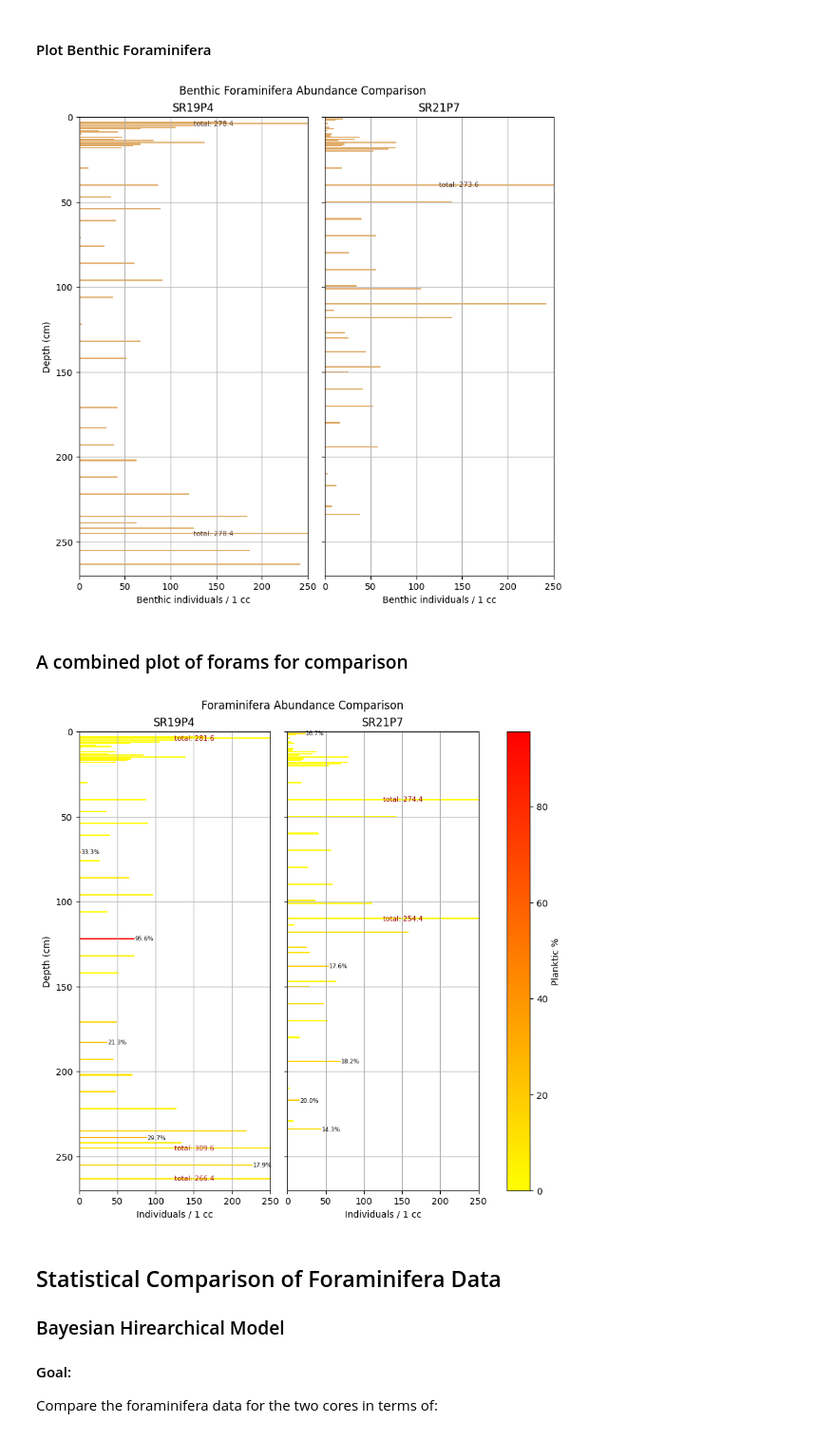
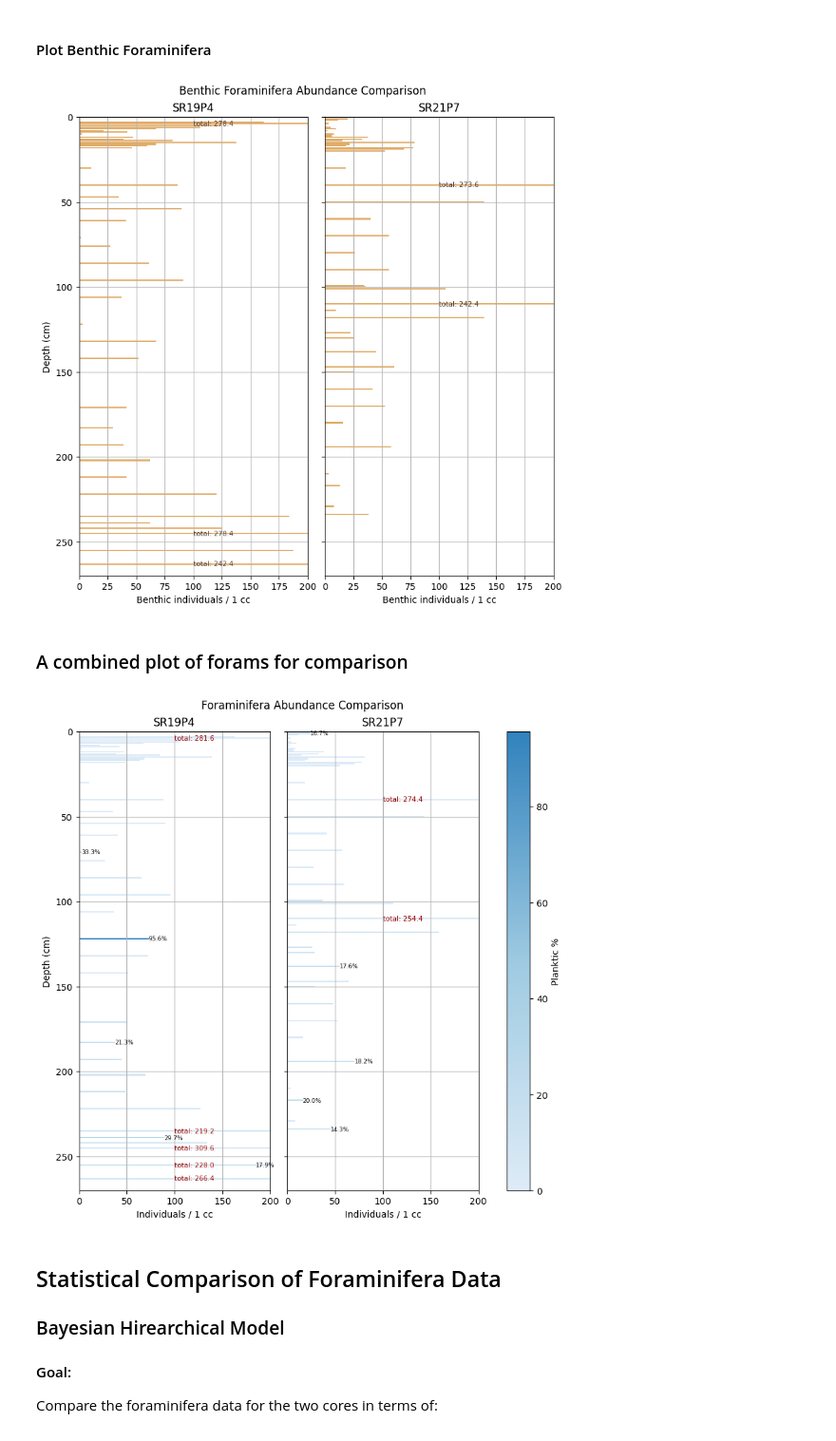
Before and after one commit to jvseds/SedLab, a Jupyter notebook: forams.ipynb, the cells around one changed output. Shown at 95% size. Saved outputs shown, nothing was run; the diff lists cells and outputs as text; code cells hidden in the pictures.

```diff
--- a/forams.ipynb
+++ b/forams.ipynb
@@ -7,6 +8,9 @@ Import raw foraminifera counting data for size fraction of 125 microns
 # %%
 sr19 = Forams(fname="./data-files/mp-files/sr19-forams.csv", size_fraction=125)
 sr21 = Forams(fname="./data-files/mp-files/sr21-forams.csv", size_fraction=125)
+# %%
+# define the color palette for forams plots
+color_map = Blues_3.mpl_colormap
 # %%
 sr19_forams_plot = sr19.plot_forams(
     core_name="SR19P4",
@@ -38,27 +42,27 @@ benthic_comp_plot = sr19.plot_benthic(
     cores=[sr19, sr21],
     core_names=["SR19P4", "SR21P7"],
     color="#e0ac69",
-    xlim=250,
+    xlim=200,
     figsize=(4, 8),
     savefig=False,
     savepath="./data-files/mp-files/benthic_comp.png"
     )
 # %% [output]
-[figure, old version]
+[figure, new version]
 # %% [markdown]
 ### A combined plot of forams for comparison
 # %%
 compared_forams = sr19.compare_forams_plot(
     cores=[sr19, sr21],
     core_names=["SR19P4", "SR21P7"],
-    xlim=250,
-    cmap="autumn_r",
+    xlim=200,
+    cmap=color_map,
     percentile=90,
     savefig=False,
     savepath="./data-files/mp-files/sr19-sr21-forams.png"
 )
 # %% [output]
-[figure, old version]
+[figure, new version]
 # %% [markdown]
 ## Statistical Comparison of Foraminifera Data
 
```
Also changed, not shown: parts of 3 cells of this notebook.
